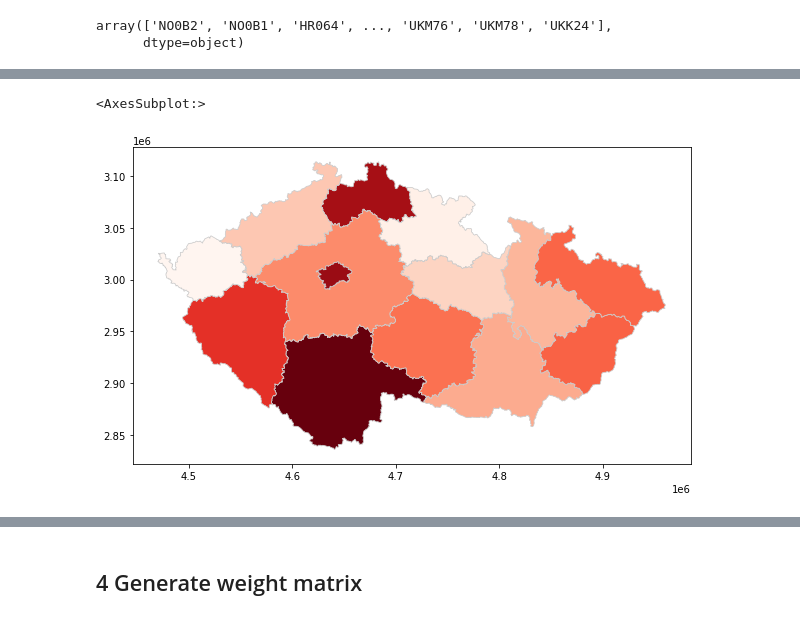
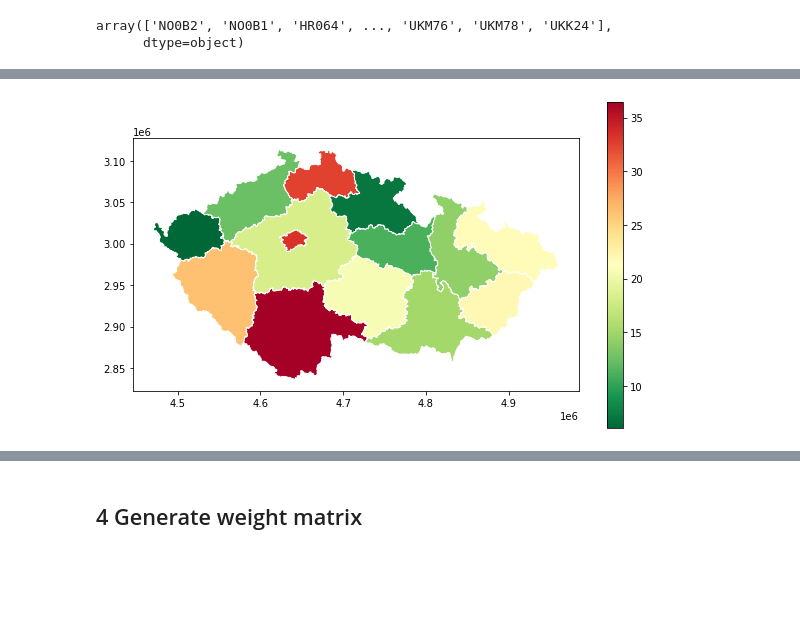
Before and after one commit to ProvaznikJan/CovidProject, a Jupyter notebook: Data interpreter.ipynb, the cells around one changed output, grey strips where cells are left out. Cells and saved outputs as stored; diff of their text form; code cells hidden in the pictures; blank space fills up the shorter version.

```diff
--- a/Data interpreter.ipynb
+++ b/Data interpreter.ipynb
@@ -244,10 +251,0 @@ merged.sort_values(by=week, ascending=False)
-# %%
-# set the range for the color map
-vmin, vmax = 120, 220
-# create figure and axes for plot
-fig, ax = plt.subplots(1, figsize=(10, 6))
-
-merged.plot(column=week, cmap='Reds', linewidth=0.8, ax=ax, edgecolor='0.8')
-# %% [output]
-<AxesSubplot:>
-[figure, removed]
@@ -253,0 +257,5 @@ merged.plot(column=week, cmap='Reds', linewidth=0.8, ax=ax, edgecolor='0.8')
+# %%
+# Plot CZ as an example
+countries['CZ'].plot_country_color_map('2021-24')
+# %% [output]
+[figure, added]
```
Also changed, not shown: parts of 23 cells of this notebook.
